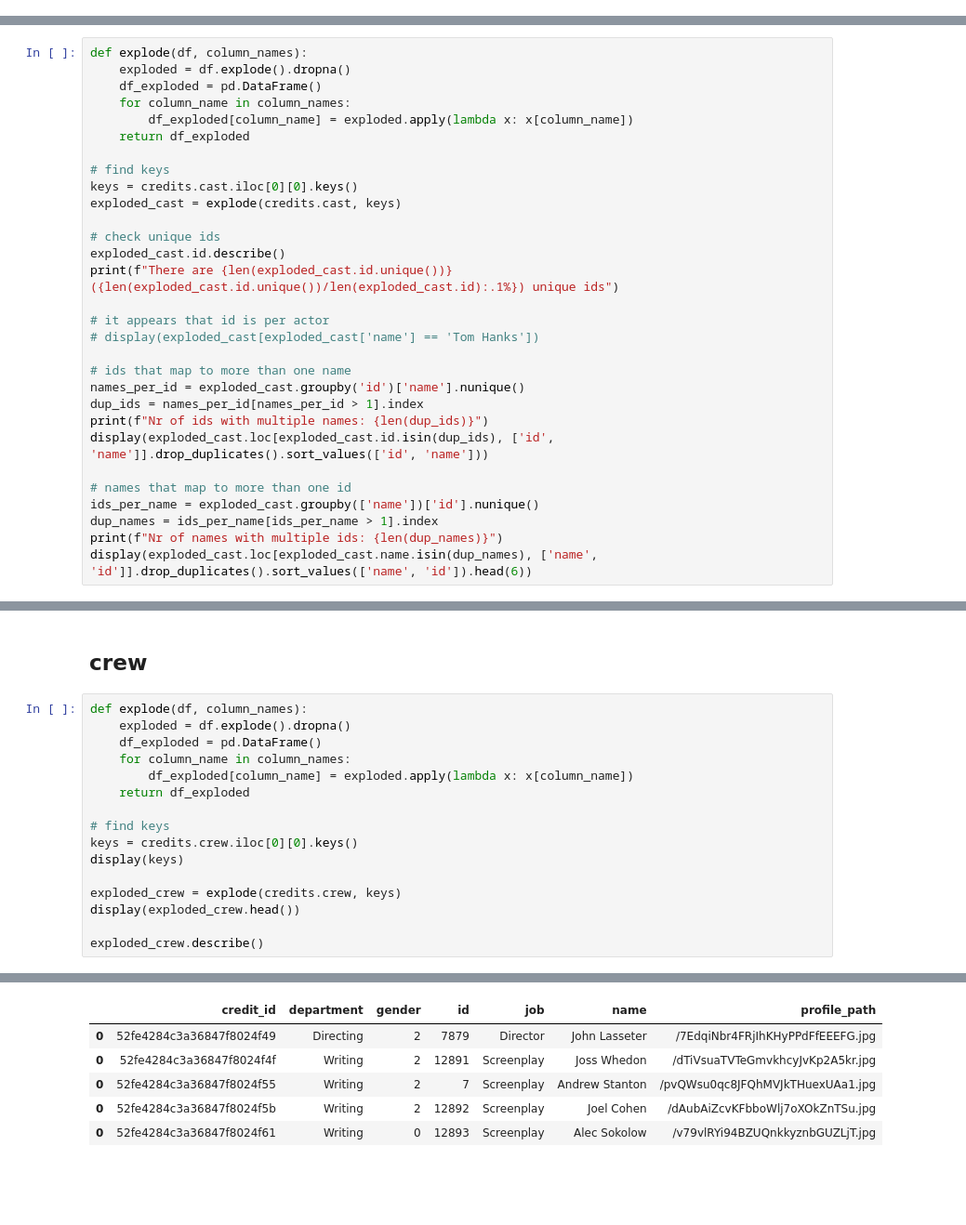
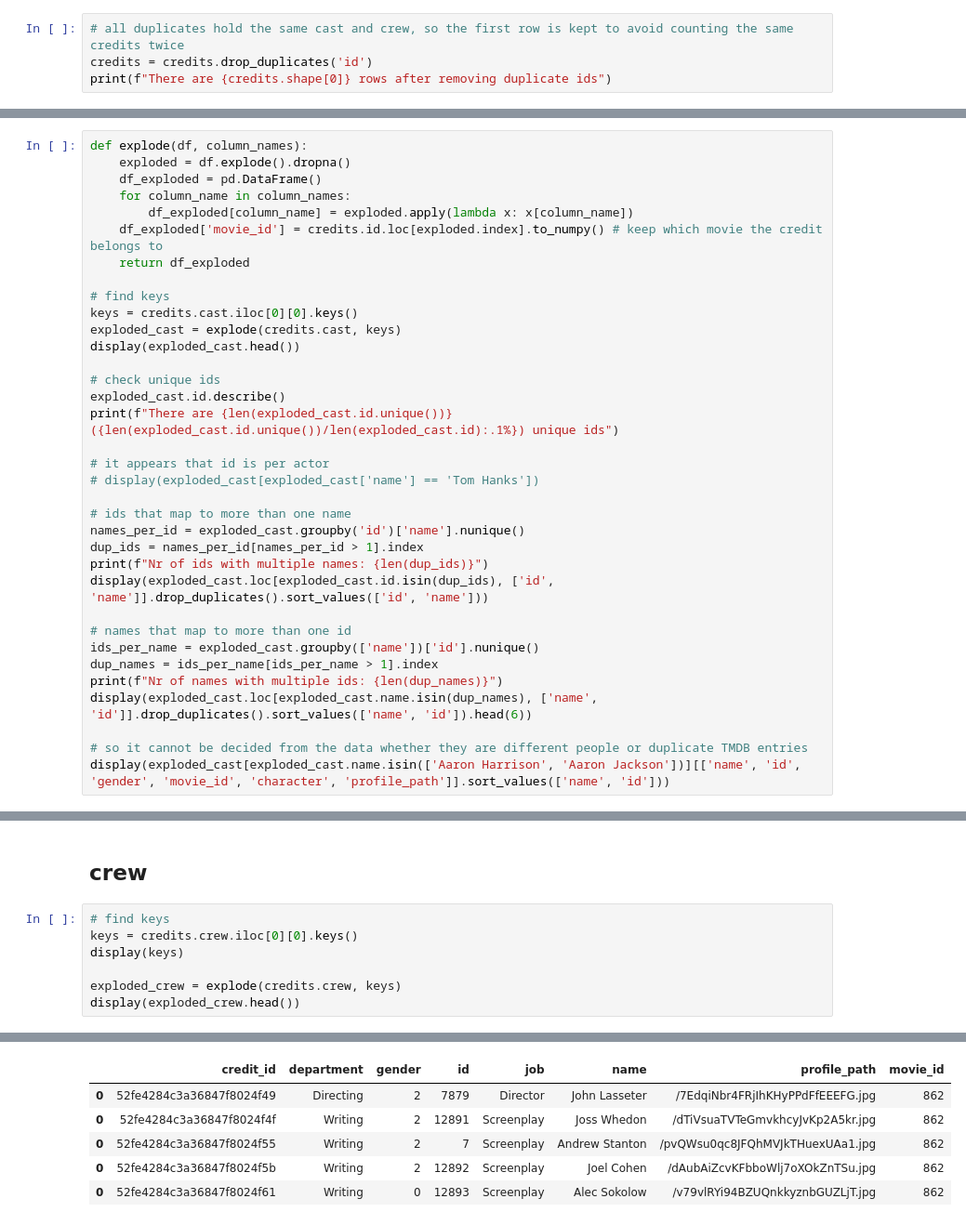
Before and after one commit to gbjaaland/TDT4225-Assignment-3, a Jupyter notebook: EDA/credits.ipynb, the cells around one changed output, grey strips where cells are left out. Shown at 93% size. Drawn from its saved outputs; the diff is of its cells as text; blank space fills up the shorter version.

```diff
--- a/EDA/credits.ipynb
+++ b/EDA/credits.ipynb
@@ -27,0 +66,4 @@ There are 45476 rows and 3 columns in the credits dataset
+# %%
+# all duplicates hold the same cast and crew, so the first row is kept to avoid counting the same credits twice
+credits = credits.drop_duplicates('id')
+print(f"There are {credits.shape[0]} rows after removing duplicate ids")
@@ -33,11 +77,13 @@ def explode(df, column_names):
     df_exploded = pd.DataFrame()
     for column_name in column_names:
         df_exploded[column_name] = exploded.apply(lambda x: x[column_name])
+    df_exploded['movie_id'] = credits.id.loc[exploded.index].to_numpy() # keep which movie the credit belongs to
     return df_exploded
 
 # find keys
 keys = credits.cast.iloc[0][0].keys()
 exploded_cast = explode(credits.cast, keys)
+display(exploded_cast.head())
 
 # check unique ids
 exploded_cast.id.describe()
@@ -57,4 +103,7 @@ ids_per_name = exploded_cast.groupby(['name'])['id'].nunique()
 dup_names = ids_per_name[ids_per_name > 1].index
 print(f"Nr of names with multiple ids: {len(dup_names)}")
 display(exploded_cast.loc[exploded_cast.name.isin(dup_names), ['name', 'id']].drop_duplicates().sort_values(['name', 'id']).head(6))
+
+# so it cannot be decided from the data whether they are different people or duplicate TMDB entries
+display(exploded_cast[exploded_cast.name.isin(['Aaron Harrison', 'Aaron Jackson'])][['name', 'id', 'gender', 'movie_id', 'character', 'profile_path']].sort_values(['name', 'id']))
 # %% [output]
@@ -111,26 +266,17 @@ Name: count, dtype: int64
 # %% [markdown]
 ## crew
 # %%
-def explode(df, column_names):
-    exploded = df.explode().dropna()
-    df_exploded = pd.DataFrame()
-    for column_name in column_names:
-        df_exploded[column_name] = exploded.apply(lambda x: x[column_name])
-    return df_exploded
-
 # find keys
 keys = credits.crew.iloc[0][0].keys()
 display(keys)
 
 exploded_crew = explode(credits.crew, keys)
 display(exploded_crew.head())
-
-exploded_crew.describe()
 # %% [output]
 dict_keys(['credit_id', 'department', 'gender', 'id', 'job', 'name', 'profile_path'])
-|  | credit_id | department | gender | id | job | name | profile_path |
-| 0 | 52fe4284c3a36847f8024f49 | Directing | 2 | 7879 | Director | John Lasseter | /7EdqiNbr4FRjIhKHyPPdFfEEEFG.jpg |
-| 0 | 52fe4284c3a36847f8024f4f | Writing | 2 | 12891 | Screenplay | Joss Whedon | /dTiVsuaTVTeGmvkhcyJvKp2A5kr.jpg |
-| 0 | 52fe4284c3a36847f8024f55 | Writing | 2 | 7 | Screenplay | Andrew Stanton | /pvQWsu0qc8JFQhMVJkTHuexUAa1.jpg |
-| 0 | 52fe4284c3a36847f8024f5b | Writing | 2 | 12892 | Screenplay | Joel Cohen | /dAubAiZcvKFbboWlj7oXOkZnTSu.jpg |
-| 0 | 52fe4284c3a36847f8024f61 | Writing | 0 | 12893 | Screenplay | Alec Sokolow | /v79vlRYi94BZUQnkkyznbGUZLjT.jpg |
+|  | credit_id | department | gender | id | job | name | profile_path | movie_id |
+| 0 | 52fe4284c3a36847f8024f49 | Directing | 2 | 7879 | Director | John Lasseter | /7EdqiNbr4FRjIhKHyPPdFfEEEFG.jpg | 862 |
+| 0 | 52fe4284c3a36847f8024f4f | Writing | 2 | 12891 | Screenplay | Joss Whedon | /dTiVsuaTVTeGmvkhcyJvKp2A5kr.jpg | 862 |
+| 0 | 52fe4284c3a36847f8024f55 | Writing | 2 | 7 | Screenplay | Andrew Stanton | /pvQWsu0qc8JFQhMVJkTHuexUAa1.jpg | 862 |
+| 0 | 52fe4284c3a36847f8024f5b | Writing | 2 | 12892 | Screenplay | Joel Cohen | /dAubAiZcvKFbboWlj7oXOkZnTSu.jpg | 862 |
+| 0 | 52fe4284c3a36847f8024f61 | Writing | 0 | 12893 | Screenplay | Alec Sokolow | /v79vlRYi94BZUQnkkyznbGUZLjT.jpg | 862 |
```
Also changed, not shown: parts of 22 cells of this notebook, 2 other files.
